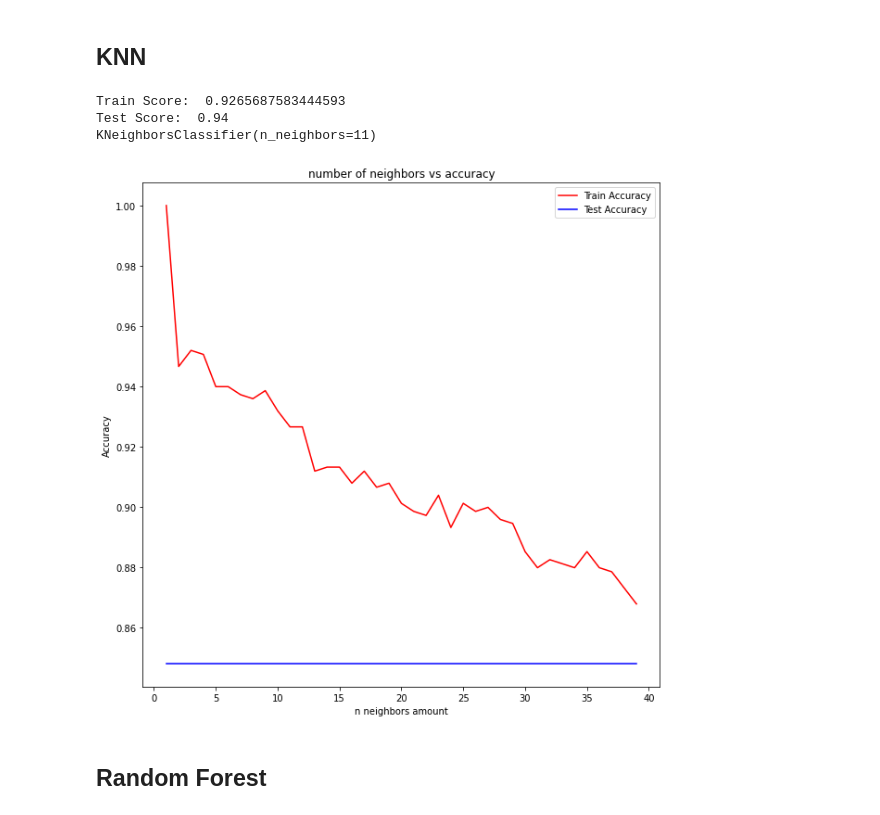
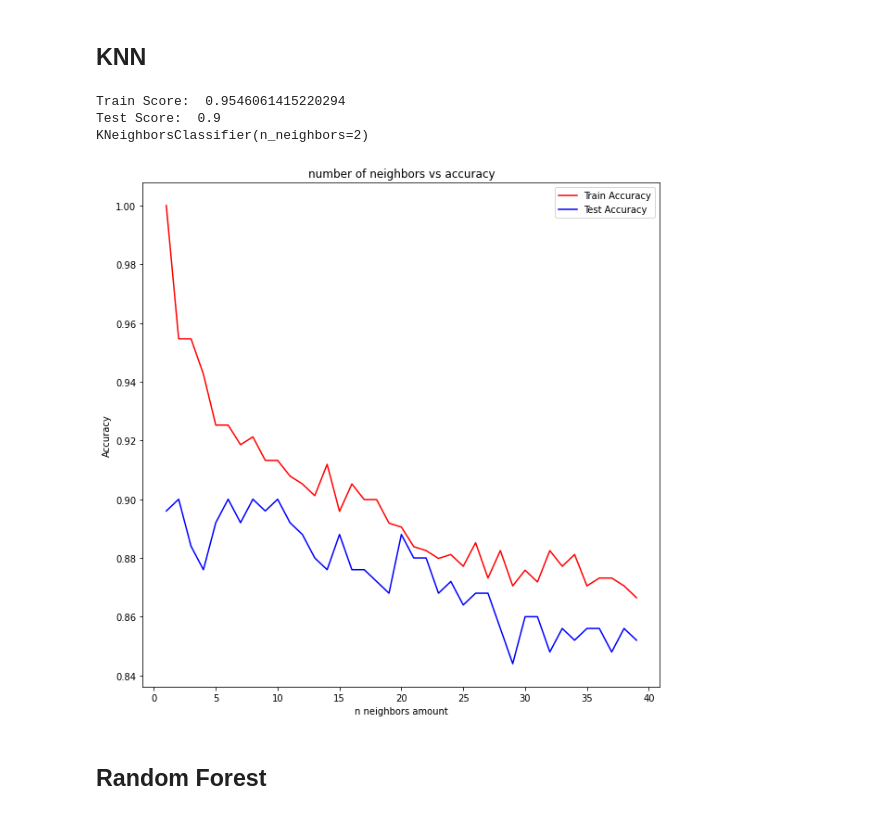
Before and after one commit to incu0830/ML100Days, a Jupyter notebook: homework/Day_048_HW.ipynb, the cells around one changed output. Saved outputs shown, nothing was run; the diff lists cells and outputs as text; code cells hidden in the pictures.

```diff
--- a/homework/Day_048_HW.ipynb
+++ b/homework/Day_048_HW.ipynb
@@ -40,9 +40,9 @@ import warnings
 warnings.filterwarnings('ignore')
 # %%
 ## import datasets
-train = pd.read_csv('../input/data-science-london-scikit-learn/train.csv')
-test = pd.read_csv('../input/data-science-london-scikit-learn/test.csv')
-train_label = pd.read_csv('../input/data-science-london-scikit-learn/trainLabels.csv')
+train = pd.read_csv('./data-science-london-scikit-learn/train.csv')
+test = pd.read_csv('./data-science-london-scikit-learn/test.csv', header=None)
+train_label = pd.read_csv('./data-science-london-scikit-learn/trainLabels.csv')
 # %%
 print(train.shape)
 print(test.shape)
@@ -115,36 +131,36 @@ best_knn = None
 # %%
 for k in neig:
     KNN = KNeighborsClassifier(n_neighbors = k, algorithm = 'auto', weights = 'uniform')
     KNN.fit(X_train, y_train)
     y_pred = KNN.predict(X_test)
     train_score = KNN.score(X_train, y_train)
     test_score = accuracy_score(y_test, y_pred)
 
     train_accuracy.append(train_score)
-    test_accuracy.append(val_score)
+    test_accuracy.append(test_score)
 
     ## 找出最佳的準確度
     if test_score > best_score:
         best_score = test_score
         best_knn = KNN
 
 ## 視覺化: 了解設定什麼k值有最佳的準確度
 plt.figure(figsize = (10, 10))
 plt.plot(neig, train_accuracy, c = 'red', label = 'Train Accuracy')
 plt.plot(neig, test_accuracy, c = 'blue', label = 'Test Accuracy')
 plt.title('number of neighbors vs accuracy')
 plt.xlabel('n neighbors amount')
 plt.ylabel('Accuracy')
 plt.legend()
 
 print('Train Score: ', best_knn.score(X_train, y_train))
 print('Test Score: ', best_score)
 print(best_knn)
 # %% [output]
-Train Score:  0.9265687583444593
-Test Score:  0.94
-KNeighborsClassifier(n_neighbors=11)
+Train Score:  0.9546061415220294
+Test Score:  0.9
+KNeighborsClassifier(n_neighbors=2)
-[figure, old version]
+[figure, new version]
 # %% [markdown]
 ## Random Forest
 # %%
```
Also changed, not shown: parts of 10 cells of this notebook, 4 other files.
